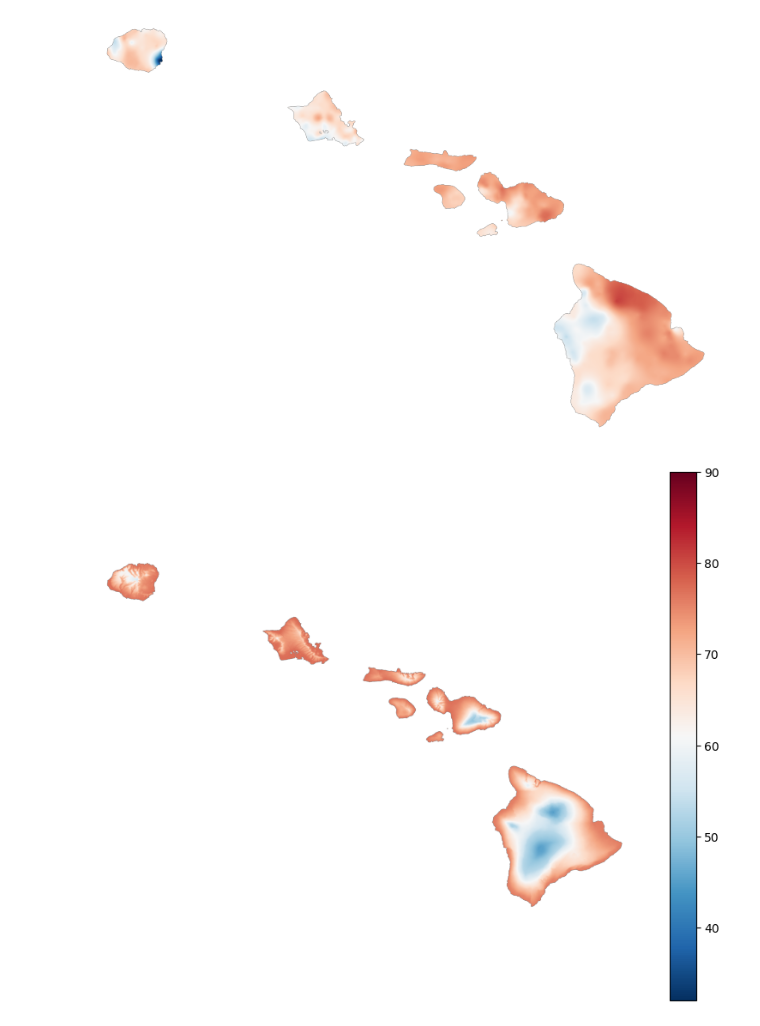
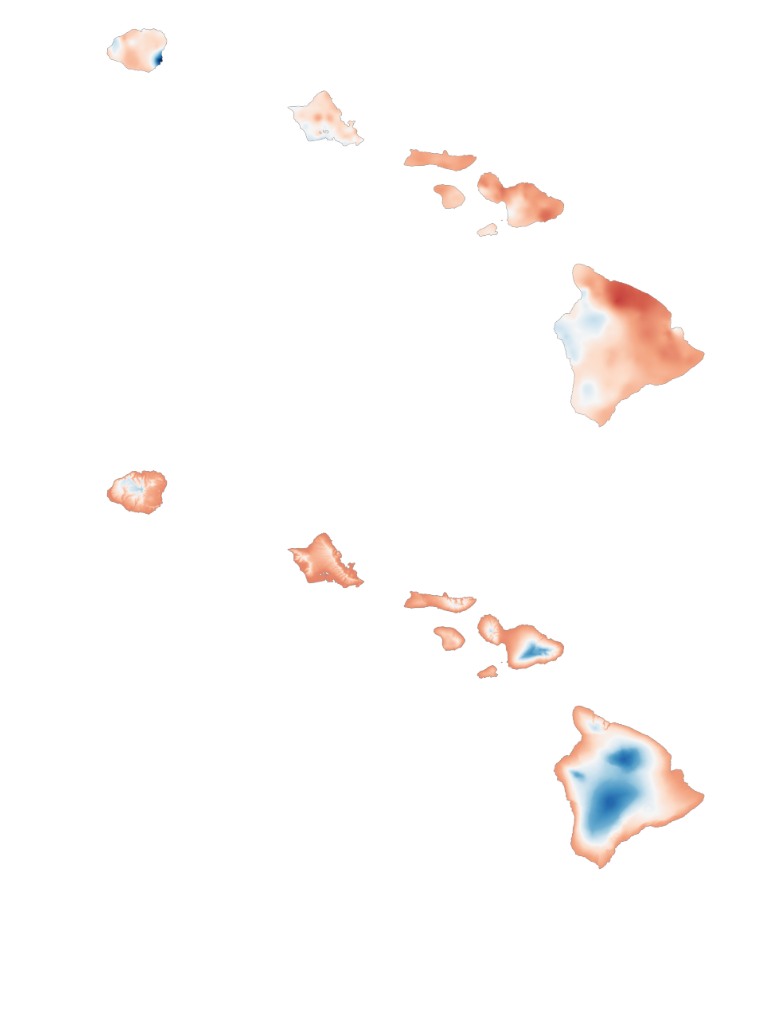
Before and after one commit to cherryleh/climate-summary, a Jupyter notebook: dews-hawaii-app/scripts/2025-summary/chart.ipynb, the cells around one changed output. Cells and saved outputs as stored; diff of their text form; code cells hidden in the pictures; blank space fills up the shorter version.

Commit message:
update 2025 charts and add stats

```diff
--- a/dews-hawaii-app/scripts/2025-summary/chart.ipynb
+++ b/dews-hawaii-app/scripts/2025-summary/chart.ipynb
@@ -61,32 +61,32 @@ vmax: 207.8815460205078
 # %%
 out_png = "../../public/climate-summary/annual_tmean_2025_agg.png"
 
 with rasterio.open("annual_tmean_2025_agg.tif") as src:
     data = src.read(1).astype(float)
     nodata = src.nodata
     bounds = src.bounds
 
 masked = np.ma.masked_where(data == nodata, data)*9/5 + 32  # C to F
 
 
 fig, ax = plt.subplots(figsize=(10, 8))
 im = ax.imshow(
     masked,
     cmap = 'RdBu_r',
     extent=(bounds.left, bounds.right, bounds.bottom, bounds.top),
-    vmin = 32,
+    vmin = 40,
     vmax = 90,
 )
 ax.set_axis_off()  # removes ticks + border/frame
 
-cbar = fig.colorbar(im)
+# cbar = fig.colorbar(im)
 # cbar.set_label("Mean temperature (deg F)")
 
 # print(f"Vabs: {vabs}")
 fig.savefig(out_png, dpi=300, bbox_inches="tight", pad_inches=0.1, transparent=True)
 plt.show()
 # %% [output]
-[figure, old version]
+[figure, new version]
 # %%
 out_png = "../../public/climate-summary/annual_tmean_2024_anomaly.png"
 
```
Also changed, not shown: parts of 2 cells of this notebook, 6 other files.
